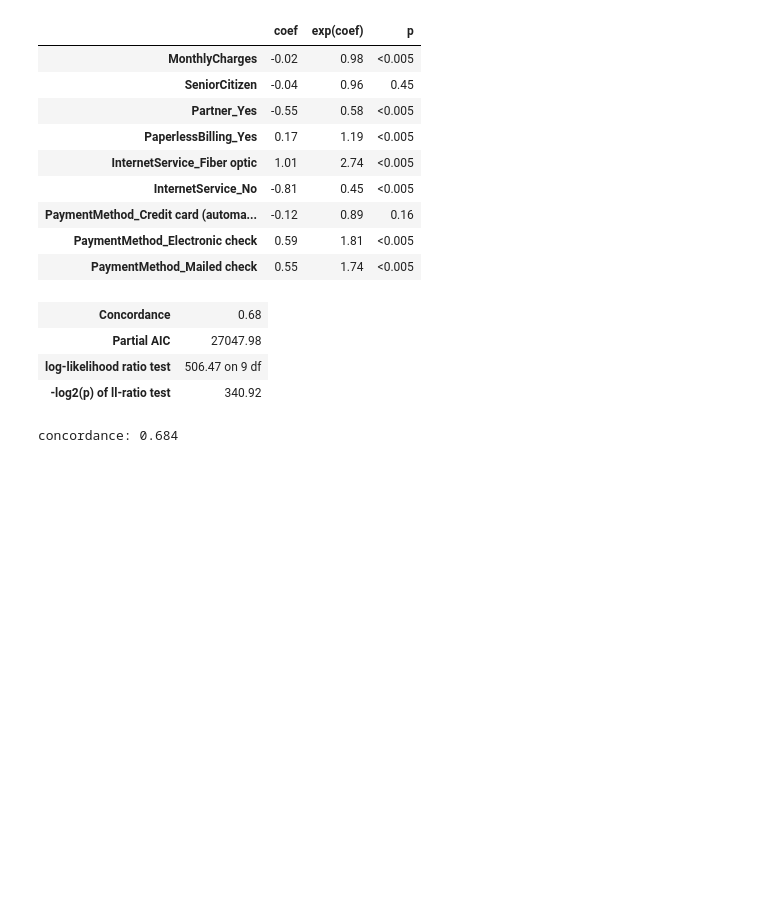
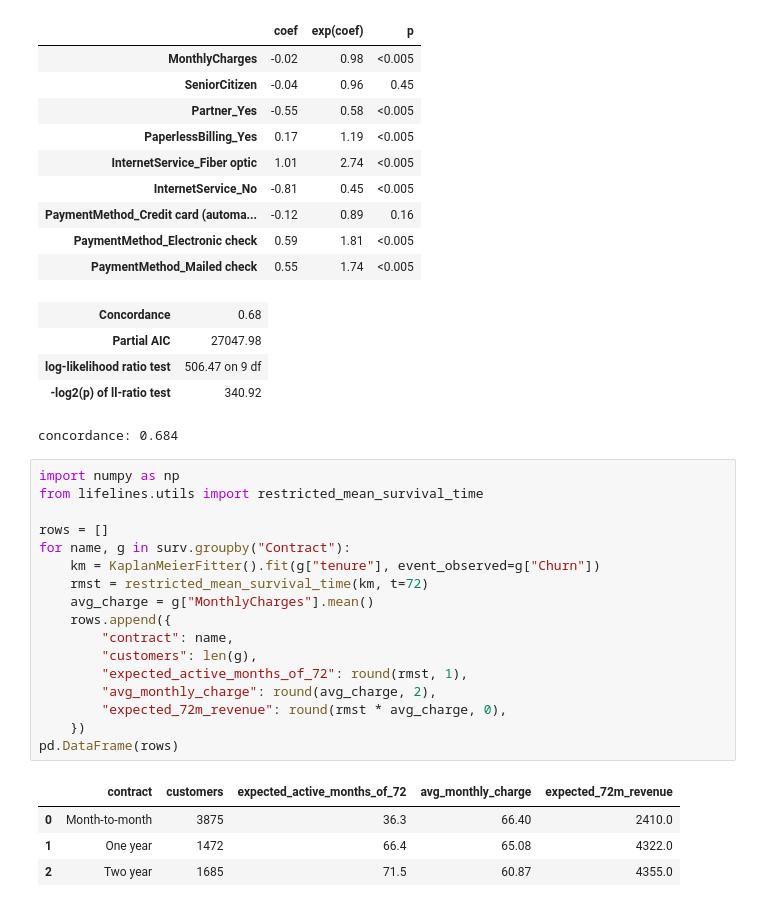
Before and after one commit to gauriverse/ChurnLens, a Jupyter notebook: notebooks/04_survival_analysis.ipynb, the cells around one changed output. Drawn from its saved outputs; the diff is of its cells as text; blank space fills up the shorter version.

Commit message:
feat: add revenue-based customer lifetime value estimates

```diff
--- a/notebooks/04_survival_analysis.ipynb
+++ b/notebooks/04_survival_analysis.ipynb
@@ -168,3 +168,25 @@ print("concordance:", round(cph_strat.concordance_index_, 3))
 | log-likelihood ratio test | 506.47 on 9 df |
 | -log2(p) of ll-ratio test | 340.92 |
 concordance: 0.684
+# %%
+import numpy as np
+from lifelines.utils import restricted_mean_survival_time
+
+rows = []
+for name, g in surv.groupby("Contract"):
+    km = KaplanMeierFitter().fit(g["tenure"], event_observed=g["Churn"])
+    rmst = restricted_mean_survival_time(km, t=72)
+    avg_charge = g["MonthlyCharges"].mean()
+    rows.append({
+        "contract": name,
+        "customers": len(g),
+        "expected_active_months_of_72": round(rmst, 1),
+        "avg_monthly_charge": round(avg_charge, 2),
+        "expected_72m_revenue": round(rmst * avg_charge, 0),
+    })
+pd.DataFrame(rows)
+# %% [output]
+|  | contract | customers | expected_active_months_of_72 | avg_monthly_charge | expected_72m_revenue |
+| 0 | Month-to-month | 3875 | 36.3 | 66.40 | 2410.0 |
+| 1 | One year | 1472 | 66.4 | 65.08 | 4322.0 |
+| 2 | Two year | 1685 | 71.5 | 60.87 | 4355.0 |
```
Also changed, not shown: parts of 2 cells of this notebook.
